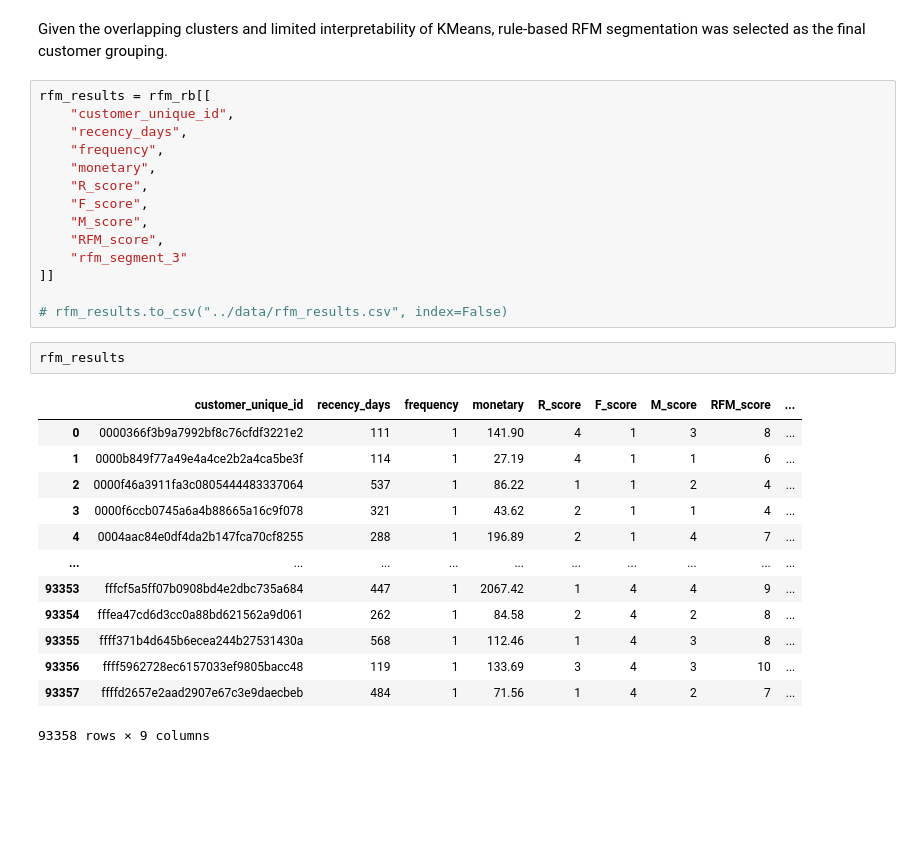
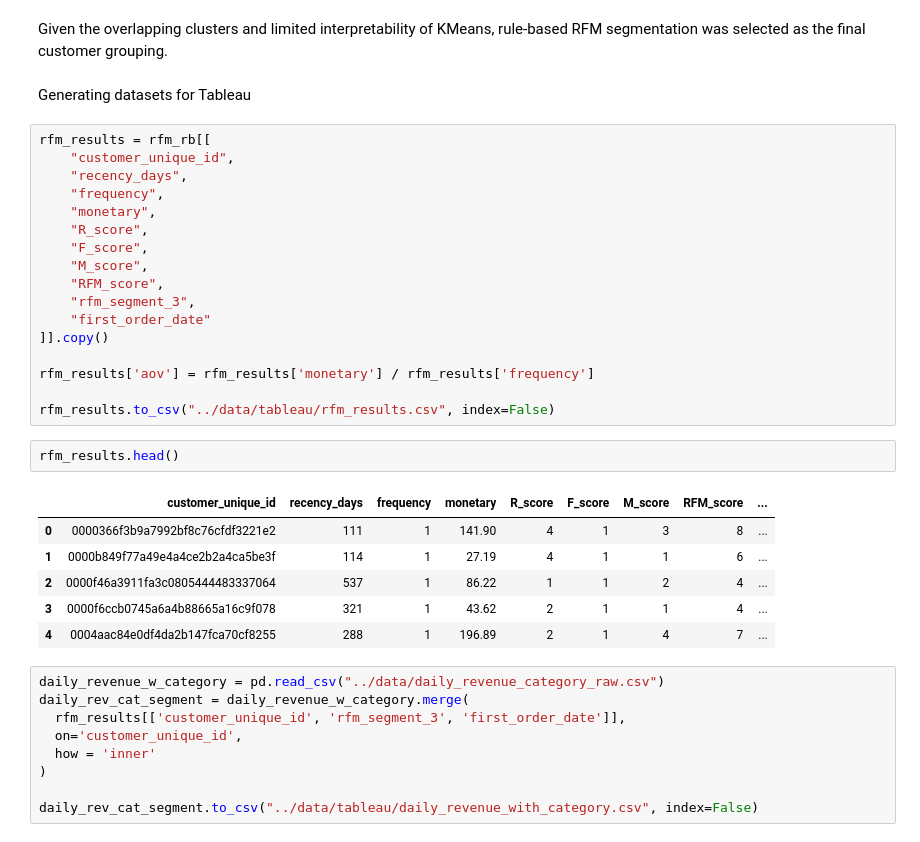
Before and after one commit to eugenesimm/ecommerce-rfm-segmentation, a Jupyter notebook: notebooks/01_rfm_and_clustering.ipynb, the cells around one changed output. Drawn from its saved outputs; the diff is of its cells as text; blank space fills up the shorter version.

```diff
--- a/notebooks/01_rfm_and_clustering.ipynb
+++ b/notebooks/01_rfm_and_clustering.ipynb
@@ -309,6 +309,8 @@ compare_revenue_3, compare_revenue_pct_3
 # %% [markdown]
 Given the overlapping clusters and limited interpretability of KMeans,
 rule-based RFM segmentation was selected as the final customer grouping.
+# %% [markdown]
+Generating datasets for Tableau
 # %%
 rfm_results = rfm_rb[[
     "customer_unique_id",
@@ -319,23 +321,28 @@ rfm_results = rfm_rb[[
     "F_score",
     "M_score",
     "RFM_score",
-    "rfm_segment_3"
-]]
+    "rfm_segment_3",
+    "first_order_date"
+]].copy()
 
-# rfm_results.to_csv("../data/rfm_results.csv", index=False)
+rfm_results['aov'] = rfm_results['monetary'] / rfm_results['frequency']
+
+rfm_results.to_csv("../data/tableau/rfm_results.csv", index=False)
-# %%
-rfm_results
-# %% [output]
-|  | customer_unique_id | recency_days | frequency | monetary | R_score | F_score | M_score | RFM_score | ... |
-| 0 | 0000366f3b9a7992bf8c76cfdf3221e2 | 111 | 1 | 141.90 | 4 | 1 | 3 | 8 | ... |
-| 1 | 0000b849f77a49e4a4ce2b2a4ca5be3f | 114 | 1 | 27.19 | 4 | 1 | 1 | 6 | ... |
-| 2 | 0000f46a3911fa3c0805444483337064 | 537 | 1 | 86.22 | 1 | 1 | 2 | 4 | ... |
-| 3 | 0000f6ccb0745a6a4b88665a16c9f078 | 321 | 1 | 43.62 | 2 | 1 | 1 | 4 | ... |
-| 4 | 0004aac84e0df4da2b147fca70cf8255 | 288 | 1 | 196.89 | 2 | 1 | 4 | 7 | ... |
-| ... | ... | ... | ... | ... | ... | ... | ... | ... | ... |
-| 93353 | fffcf5a5ff07b0908bd4e2dbc735a684 | 447 | 1 | 2067.42 | 1 | 4 | 4 | 9 | ... |
-| 93354 | fffea47cd6d3cc0a88bd621562a9d061 | 262 | 1 | 84.58 | 2 | 4 | 2 | 8 | ... |
-| 93355 | ffff371b4d645b6ecea244b27531430a | 568 | 1 | 112.46 | 1 | 4 | 3 | 8 | ... |
-| 93356 | ffff5962728ec6157033ef9805bacc48 | 119 | 1 | 133.69 | 3 | 4 | 3 | 10 | ... |
-| 93357 | ffffd2657e2aad2907e67c3e9daecbeb | 484 | 1 | 71.56 | 1 | 4 | 2 | 7 | ... |
-93358 rows × 9 columns
+# %%
+rfm_results.head()
+# %% [output]
+|  | customer_unique_id | recency_days | frequency | monetary | R_score | F_score | M_score | RFM_score | ... |
+| 0 | 0000366f3b9a7992bf8c76cfdf3221e2 | 111 | 1 | 141.90 | 4 | 1 | 3 | 8 | ... |
+| 1 | 0000b849f77a49e4a4ce2b2a4ca5be3f | 114 | 1 | 27.19 | 4 | 1 | 1 | 6 | ... |
+| 2 | 0000f46a3911fa3c0805444483337064 | 537 | 1 | 86.22 | 1 | 1 | 2 | 4 | ... |
+| 3 | 0000f6ccb0745a6a4b88665a16c9f078 | 321 | 1 | 43.62 | 2 | 1 | 1 | 4 | ... |
+| 4 | 0004aac84e0df4da2b147fca70cf8255 | 288 | 1 | 196.89 | 2 | 1 | 4 | 7 | ... |
+# %%
+daily_revenue_w_category = pd.read_csv("../data/daily_revenue_category_raw.csv")
+daily_rev_cat_segment = daily_revenue_w_category.merge(
+  rfm_results[['customer_unique_id', 'rfm_segment_3', 'first_order_date']],
+  on='customer_unique_id',
+  how = 'inner'
+)
+
+daily_rev_cat_segment.to_csv("../data/tableau/daily_revenue_with_category.csv", index=False)
```
Also changed, not shown: parts of 4 cells of this notebook, 13 other files.
